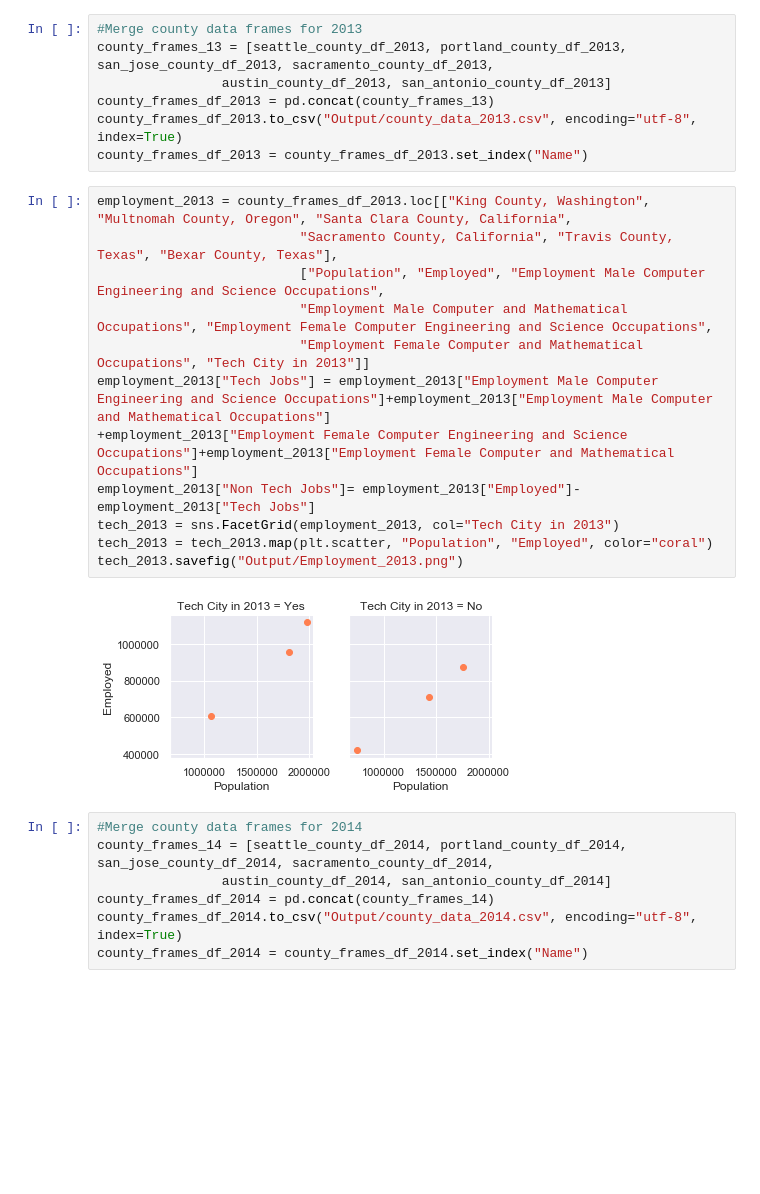
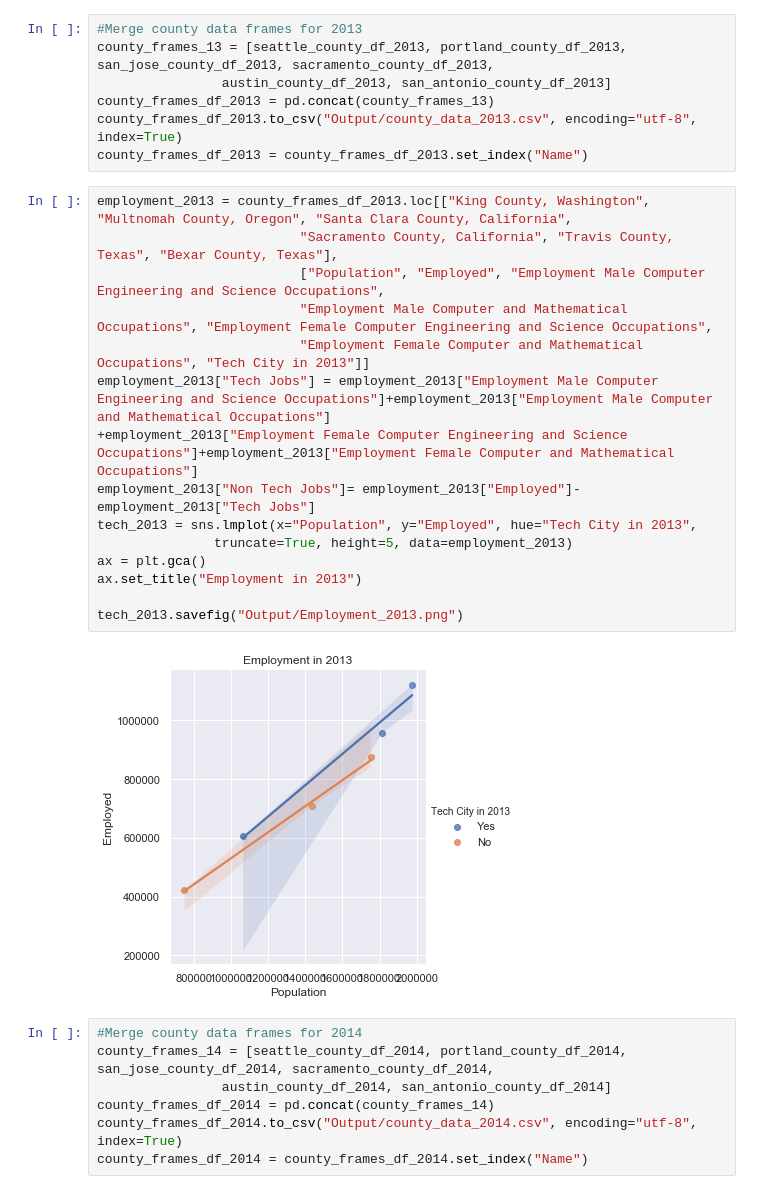
Before and after one commit to mrcjbf/project-one-repo, a Jupyter notebook: census_api.ipynb, the cells around one changed output. Drawn from its saved outputs; the diff is of its cells as text; blank space fills up the shorter version.

Commit message:
modified employment graphs

```diff
--- a/census_api.ipynb
+++ b/census_api.ipynb
@@ -280,17 +281,20 @@ county_frames_df_2013 = county_frames_df_2013.set_index("Name")
 # %%
 employment_2013 = county_frames_df_2013.loc[["King County, Washington", "Multnomah County, Oregon", "Santa Clara County, California",
                           "Sacramento County, California", "Travis County, Texas", "Bexar County, Texas"],
                           ["Population", "Employed", "Employment Male Computer Engineering and Science Occupations",
                           "Employment Male Computer and Mathematical Occupations", "Employment Female Computer Engineering and Science Occupations",
                           "Employment Female Computer and Mathematical Occupations", "Tech City in 2013"]]
 employment_2013["Tech Jobs"] = employment_2013["Employment Male Computer Engineering and Science Occupations"]+employment_2013["Employment Male Computer and Mathematical Occupations"]
 +employment_2013["Employment Female Computer Engineering and Science Occupations"]+employment_2013["Employment Female Computer and Mathematical Occupations"]
 employment_2013["Non Tech Jobs"]= employment_2013["Employed"]-employment_2013["Tech Jobs"]
-tech_2013 = sns.FacetGrid(employment_2013, col="Tech City in 2013")
-tech_2013 = tech_2013.map(plt.scatter, "Population", "Employed", color="coral")
+tech_2013 = sns.lmplot(x="Population", y="Employed", hue="Tech City in 2013",
+               truncate=True, height=5, data=employment_2013)
+ax = plt.gca()
+ax.set_title("Employment in 2013")
+
 tech_2013.savefig("Output/Employment_2013.png")
 # %% [output]
-[figure, old version]
+[figure, new version]
 # %%
 #Merge county data frames for 2014
 county_frames_14 = [seattle_county_df_2014, portland_county_df_2014, san_jose_county_df_2014, sacramento_county_df_2014,
```
Also changed, not shown: parts of 6 cells of this notebook, 5 other files.
